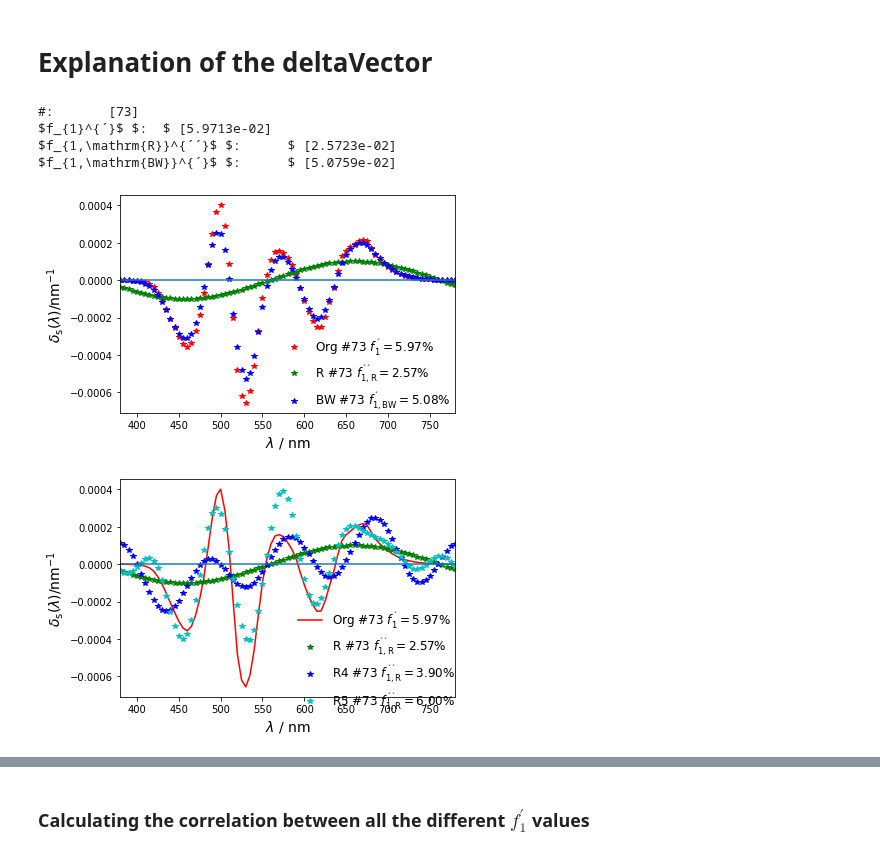
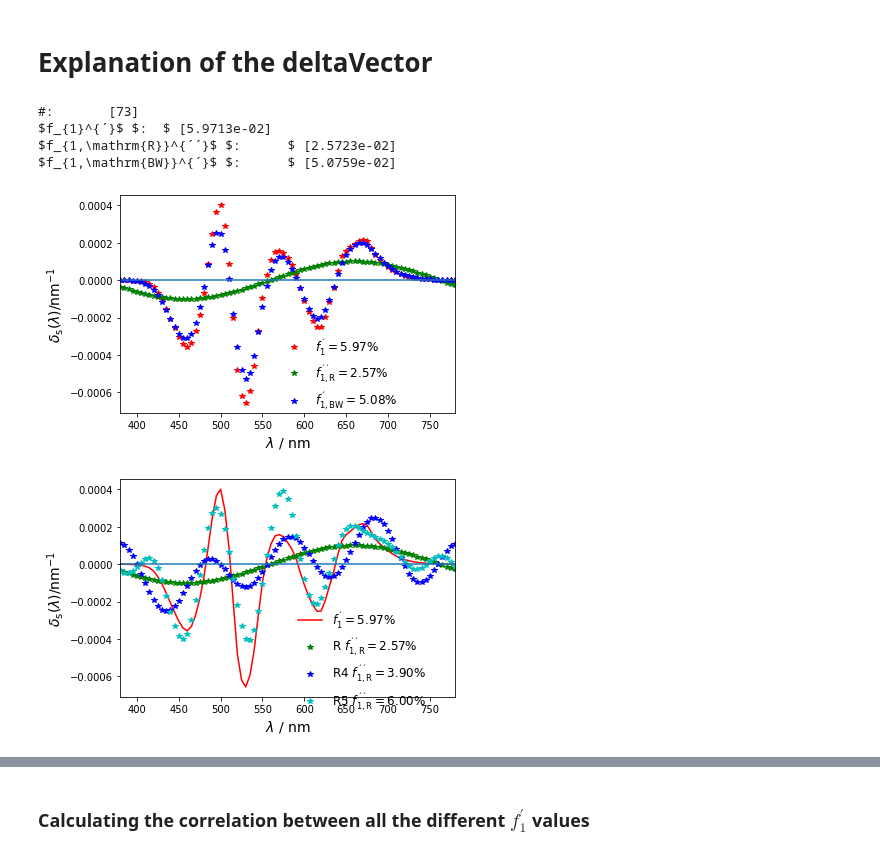
Before and after one commit to empir19nrm02/empir19nrm02, a Jupyter notebook: empir19nrm02/Jupyter/f1PrimeDetectorMet.ipynb, the cells around one changed output, grey strips where cells are left out. Saved outputs shown, nothing was run; the diff lists cells and outputs as text; code cells hidden in the pictures.

```diff
--- a/empir19nrm02/Jupyter/f1PrimeDetectorMet.ipynb
+++ b/empir19nrm02/Jupyter/f1PrimeDetectorMet.ipynb
@@ -679,11 +679,14 @@ for i in range(0, vlDetectorListNumber):
     [f1Array[2,i], detaVectorArray[2,i]] = py_f1PrimeG(vldetectors[0], vldetectors[detectorList[i]], strObserver='1931_2', iObserverOffset = 1, strWeighting='A', iMin=0, dCutOff=0., dBandWidth=20.)
 
     fig, ax = pyplot.subplots()
-    strLabel = 'Org #' + str(detectorList[i]) + ' ' + strf1p + '$=$' + round(str(f1Array[0,i]*100), decimals=2) + r'%'
+    #strLabel = 'Org #' + str(detectorList[i]) + ' ' + strf1p + '$=$' + round(str(f1Array[0,i]*100), decimals=2) + r'%'
+    strLabel = strf1p + '$=$' + round(str(f1Array[0,i]*100), decimals=2) + r'%'
     ax.plot(vldetectors[0], detaVectorArray[0,i],'r*', label=strLabel)
-    strLabel = 'R #' + str(detectorList[i]) + ' ' + strf1ppR + '$=$' + round(str(f1Array[1,i]*100), decimals=2) + r'%'
+    #strLabel = 'R #' + str(detectorList[i]) + ' ' + strf1ppR + '$=$' + round(str(f1Array[1,i]*100), decimals=2) + r'%'
+    strLabel = strf1ppR + '$=$' + round(str(f1Array[1,i]*100), decimals=2) + r'%'
     ax.plot(vldetectors[0], detaVectorArray[1,i],'g*', label=strLabel)
-    strLabel = 'BW #' + str(detectorList[i]) + ' ' + strf1pBW + '$=$' + round(str(f1Array[2,i]*100), decimals=2) + r'%'
+    #strLabel = 'BW #' + str(detectorList[i]) + ' ' + strf1pBW + '$=$' + round(str(f1Array[2,i]*100), decimals=2) + r'%'
+    strLabel = strf1pBW + '$=$' + round(str(f1Array[2,i]*100), decimals=2) + r'%'
     ax.plot(vldetectors[0], detaVectorArray[2,i],'b*', label=strLabel)
     ax.set_xlim(left=380, right=780)
     ax.axhline(0)
@@ -704,36 +707,40 @@ print(strf1pBW, '$:\t$', f1Array[2])
 $f_{1}^{´}$ $:  $ [5.9713e-02]
 $f_{1,\mathrm{R}}^{´´}$ $:      $ [2.5723e-02]
 $f_{1,\mathrm{BW}}^{´}$ $:      $ [5.0759e-02]
-[figure, old version]
+[figure, new version]
 # %%
 f1Array = np.zeros( (4, vlDetectorListNumber))
 detaVectorArray = np.zeros( (4, vlDetectorListNumber, vldetectors.shape[1]))
 
 for i in range(0, vlDetectorListNumber):
     [f1Array[0,i], detaVectorArray[0,i]] = py_f1PrimeG(vldetectors[0], vldetectors[detectorList[i]], strObserver='1931_2', iObserverOffset = 1, strWeighting='A', iMin=0, dCutOff=0., dBandWidth=0.)
     [f1Array[1,i], detaVectorArray[1,i]] = py_f1PrimeG(vldetectors[0], vldetectors[detectorList[i]], strObserver='1931_2', iObserverOffset = 1, strWeighting='E', iMin=0, dCutOff=-dCutOff, dBandWidth=0.)
     [f1Array[2,i], detaVectorArray[2,i]] = py_f1PrimeG(vldetectors[0], vldetectors[detectorList[i]], strObserver='1931_2', iObserverOffset = 1, strWeighting='E', iMin=0, dCutOff=-4*dCutOff, dBandWidth=0.)
     [f1Array[3,i], detaVectorArray[3,i]] = py_f1PrimeG(vldetectors[0], vldetectors[detectorList[i]], strObserver='1931_2', iObserverOffset = 1, strWeighting='E', iMin=0, dCutOff=-5*dCutOff, dBandWidth=0.)
 
     fig, ax = pyplot.subplots()
-    strLabel = 'Org #' + str(detectorList[i]) + ' ' + strf1p + '$=$' + round(str(f1Array[0,i]*100), decimals=2) + r'%'
+    #strLabel = 'Org #' + str(detectorList[i]) + ' ' + strf1p + '$=$' + round(str(f1Array[0,i]*100), decimals=2) + r'%'
+    strLabel = strf1p + '$=$' + round(str(f1Array[0,i]*100), decimals=2) + r'%'
     ax.plot(vldetectors[0], detaVectorArray[0,i],'r-', label=strLabel)
-    strLabel = 'R #' + str(detectorList[i]) + ' ' + strf1ppR + '$=$' + round(str(f1Array[1,i]*100), decimals=2) + r'%'
+    #strLabel = 'R #' + str(detectorList[i]) + ' ' + strf1ppR + '$=$' + round(str(f1Array[1,i]*100), decimals=2) + r'%'
+    strLabel = 'R ' + strf1ppR + '$=$' + round(str(f1Array[1,i]*100), decimals=2) + r'%'
     ax.plot(vldetectors[0], detaVectorArray[1,i],'g*', label=strLabel)
-    strLabel = 'R4 #' + str(detectorList[i]) + ' ' + strf1ppR + '$=$' + round(str(f1Array[2,i]*100), decimals=2) + r'%'
+    #strLabel = 'R4 #' + str(detectorList[i]) + ' ' + strf1ppR + '$=$' + round(str(f1Array[2,i]*100), decimals=2) + r'%'
+    strLabel = 'R4 ' + strf1ppR + '$=$' + round(str(f1Array[2,i]*100), decimals=2) + r'%'
     ax.plot(vldetectors[0], detaVectorArray[2,i],'b*', label=strLabel)
-    strLabel = 'R5 #' + str(detectorList[i]) + ' ' + strf1ppR + '$=$' + round(str(f1Array[3,i]*100), decimals=2) + r'%'
+    #strLabel = 'R5 #' + str(detectorList[i]) + ' ' + strf1ppR + '$=$' + round(str(f1Array[3,i]*100), decimals=2) + r'%'
+    strLabel = 'R5 ' + strf1ppR + '$=$' + round(str(f1Array[3,i]*100), decimals=2) + r'%'
     ax.plot(vldetectors[0], detaVectorArray[3,i],'c*', label=strLabel)
     ax.set_xlim(left=380, right=780)
     ax.axhline(0)
     ax.legend(frameon=False, fontsize=label_font_size-2, bbox_to_anchor=(0.50, 0.20, 0.5, 0.25), loc='upper left')
     if b_not_for_paper:
         pyplot.title('Comparison of $\delta_{\mathrm{s}} (\lambda)$ functions for different cutoff frequencies')
     pyplot.ylabel('$\delta_{\mathrm{s}}(\lambda)' + strpernm + '$', fontsize=label_font_size)
     pyplot.xlabel('$\lambda$ / nm', fontsize=label_font_size)
     save_fig(filename='DeltaFunctionsCutOff')
 # %% [output]
-[figure, old version]
+[figure, new version]
 # %%
 hBins = 30
 
```
Also changed, not shown: parts of 61 cells of this notebook, 2 other files.
